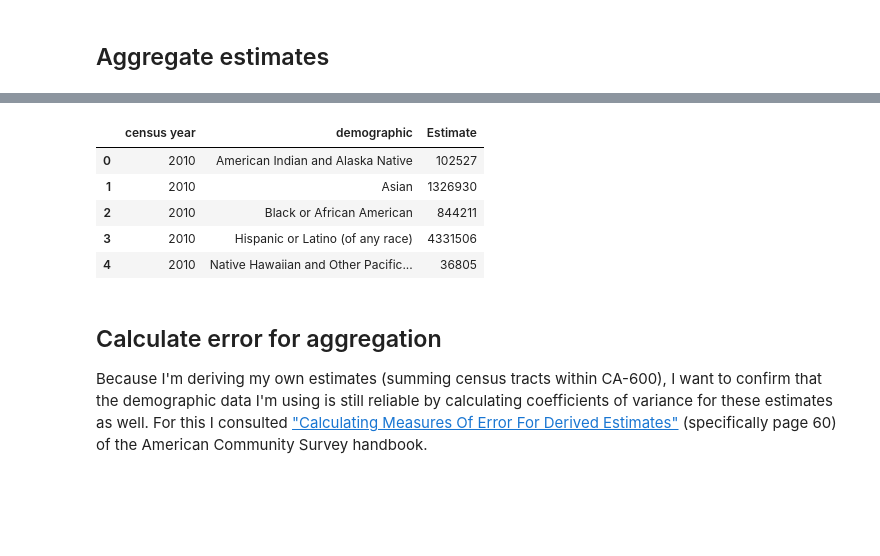
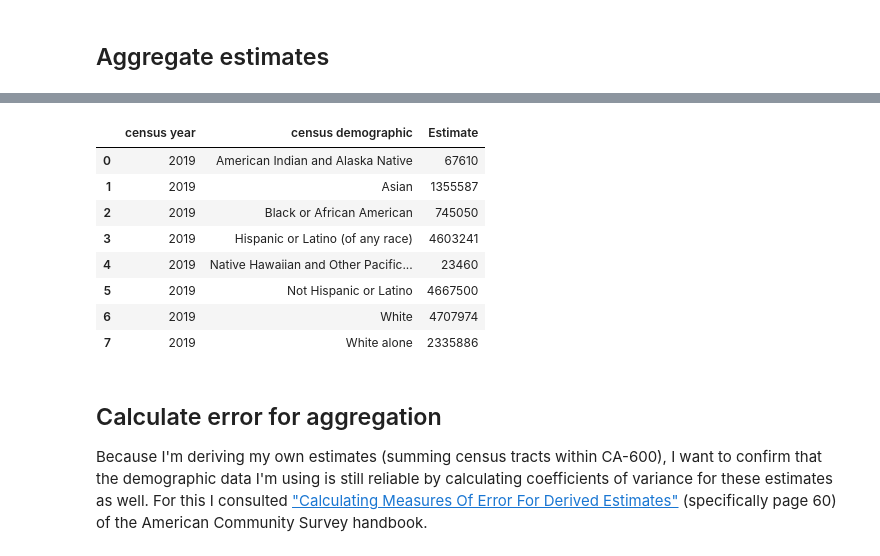
Before and after one commit to cirlabs/homelessness-arrest-data, a Jupyter notebook: US/02_clean/01_census_dp05.ipynb, the cells around one changed output, grey strips where cells are left out. Cells and saved outputs as stored; diff of their text form; code cells hidden in the pictures; blank space fills up the shorter version.

```diff
--- a/US/02_clean/01_census_dp05.ipynb
+++ b/US/02_clean/01_census_dp05.ipynb
@@ -154,7 +126,7 @@ la_tracts = tract_crosswalk_df[tract_crosswalk_df['coc_number']
 # %%
 la_tracts['tract_fips'] = '1400000US' + la_tracts['tract_fips']
 # %%
-coc_tracts = set(la_tracts['tract_fips'])
+la_coc_tracts = set(la_tracts['tract_fips'])
 # %%
-coc_df = reshaped_df[(reshaped_df['id'].isin(coc_tracts)) & (
-    reshaped_df['demographic'] != 'Total population')].copy()
+la_coc_df = reshaped_la_dp05_2019[(reshaped_la_dp05_2019['id'].isin(la_coc_tracts)) & (
+    reshaped_la_dp05_2019['census demographic'] != 'Total population')].copy()
@@ -169,4 +163,4 @@ coc_totals = coc_total_df.groupby(['census year']).agg(
 # %% [markdown]
 ## Aggregate estimates
 # %%
-coc_est_df = coc_df[coc_df['measure'] == 'Estimate'].copy()
+la_coc_est_df = la_coc_df[la_coc_df['measure'] == 'Estimate'].copy()
@@ -190,15 +167,18 @@ coc_est_df[coc_est_df['demographic'] ==
 # %%
-agg_est_df = coc_est_df.groupby(['census year', 'demographic']).agg(
+agg_la_est_df = la_coc_est_df.groupby(['census year', 'census demographic']).agg(
     Estimate=('value', sum)).reset_index()
 # %%
-agg_est_df.head()
+agg_la_est_df.head(10)
 # %% [output]
-|  | census year | demographic | Estimate |
-| 0 | 2010 | American Indian and Alaska Native | 102527 |
-| 1 | 2010 | Asian | 1326930 |
-| 2 | 2010 | Black or African American | 844211 |
-| 3 | 2010 | Hispanic or Latino (of any race) | 4331506 |
-| 4 | 2010 | Native Hawaiian and Other Pacific... | 36805 |
+|  | census year | census demographic | Estimate |
+| 0 | 2019 | American Indian and Alaska Native | 67610 |
+| 1 | 2019 | Asian | 1355587 |
+| 2 | 2019 | Black or African American | 745050 |
+| 3 | 2019 | Hispanic or Latino (of any race) | 4603241 |
+| 4 | 2019 | Native Hawaiian and Other Pacific... | 23460 |
+| 5 | 2019 | Not Hispanic or Latino | 4667500 |
+| 6 | 2019 | White | 4707974 |
+| 7 | 2019 | White alone | 2335886 |
 # %% [markdown]
 ## Calculate error for aggregation
 
```
Also changed, not shown: parts of 99 cells of this notebook, 17 other files.
